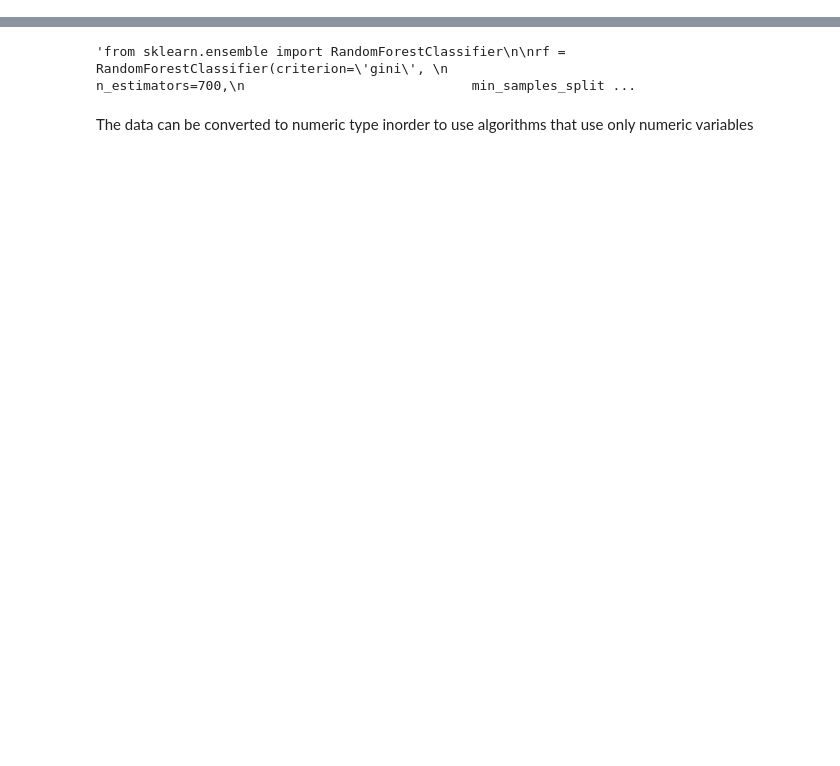
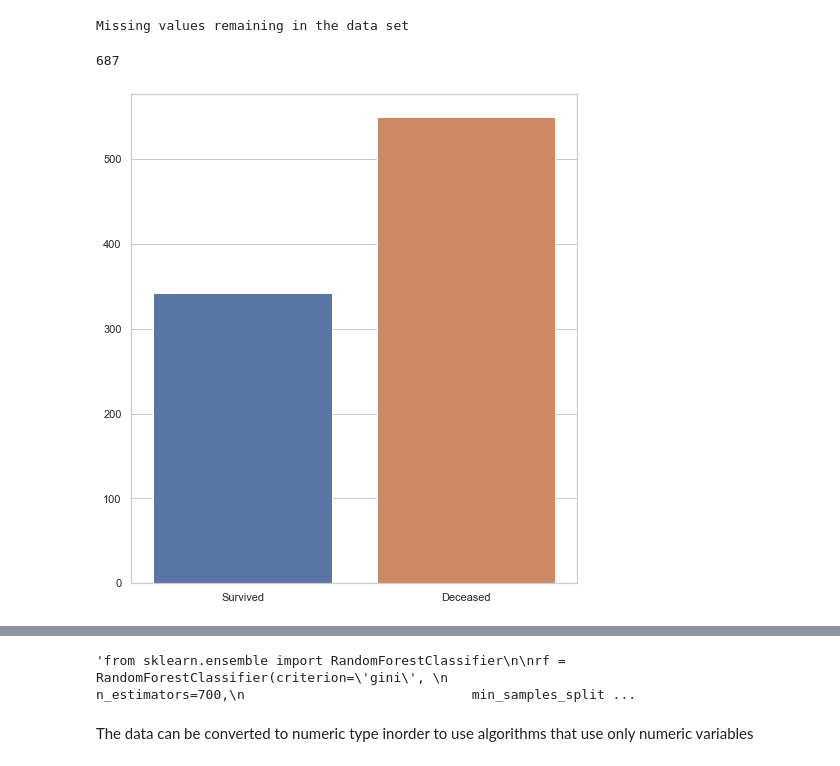
Before and after one commit to chanyadeshani/Group8, a Jupyter notebook: assignment.ipynb, the cells around one changed output, grey strips where cells are left out. Cells and saved outputs as stored; diff of their text form; code cells hidden in the pictures; blank space fills up the shorter version.

```diff
--- a/assignment.ipynb
+++ b/assignment.ipynb
@@ -313,0 +8,15 @@ Train_data
+# %%
+
+# Import data
+train_data = pd.read_csv('titanic/train.csv')
+df_test = pd.read_csv('titanic/test.csv')
+df_gender_submission = pd.read_csv('titanic/gender_submission.csv')
+# Print first few rows
+train_data
+
+# Check missing data percentage
+print("Missing value percentages by variable")
+train_data.isnull().mean().round(4).mul(100).sort_values(ascending = False)
+
+all_df
+all_df.isnull().mean().round(4).mul(100).sort_values(ascending = False)
@@ -313,0 +96,26 @@ Train_data
+# %%
+# Print column names
+list(train_data.columns)
+train_data[['Age']] = train_data[['Age']].fillna(value=train_data.mean(skipna=True, numeric_only = True))
+train_data[['Age']] = train_data[['Age']].round()
+# %%
+# Replace missing values with mode of the Embarked column
+#train_data['Embarked'] = train_data['Embarked'].fillna(train_data['Embarked'].mode()[0])
+#train_data.isnull().mean().round(4).mul(100).sort_values(ascending=False)
+
+# OR can drop the missing rows
+#train_data = train_data.drop(train_data.loc[train_data.get("Embarked").isna()].index)
+# See if there is still any missing data in train dataset
+print("Missing values remaining in the data set")
+train_data.isna().sum().max()
+# %% [output]
+Missing values remaining in the data set
+687
+# %%
+plt.figure(figsize=(8, 9))
+survival_labels = ["Survived", "Deceased"]
+survival_counts = [train_data.Survived.value_counts()[1], train_data.Survived.value_counts()[0]]
+sns.barplot(x= survival_labels, y = survival_counts)
+plt.show()
+# %% [output]
+[figure, added]
```
Also changed, not shown: parts of 44 cells of this notebook, 4 other files.
